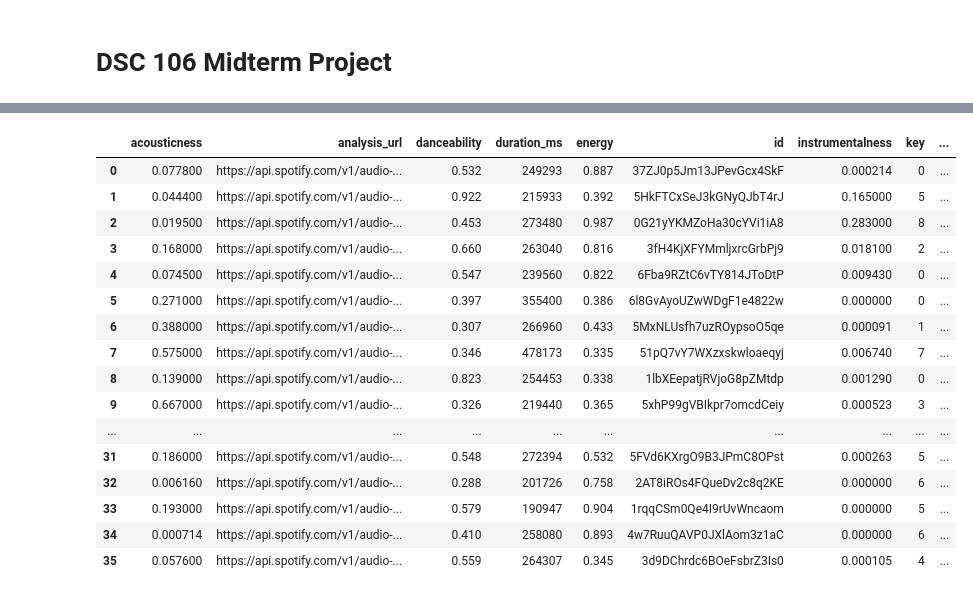
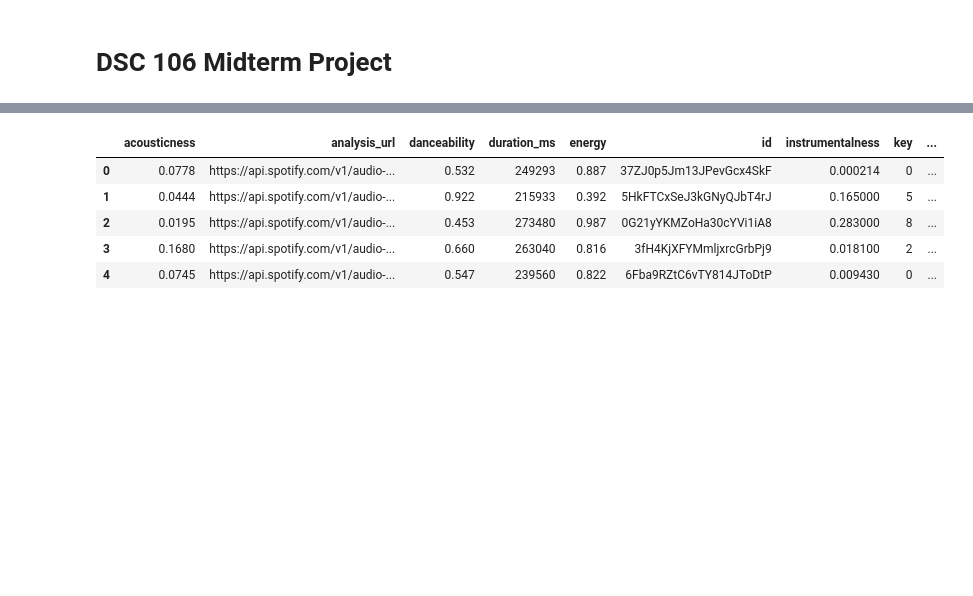
Before and after one commit to ucsd-dsc-arts/dsc160-midterm-group17, a Jupyter notebook: code/DSC 106 Midterm.ipynb, the cells around one changed output, grey strips where cells are left out. Saved outputs shown, nothing was run; the diff lists cells and outputs as text; code cells hidden in the pictures; blank space fills up the shorter version.

```diff
--- a/code/DSC 106 Midterm.ipynb
+++ b/code/DSC 106 Midterm.ipynb
@@ -9,11 +12,21 @@ import urllib.request
+# %%
+from spotipy.oauth2 import SpotifyClientCredentials
+
+cid = '327b0432454145edac87d743da39068e'
+secret = 'b7e14bf491b4434ab70f1868fc1fba75'
+
+client_credentials_manager = SpotifyClientCredentials(client_id=cid, client_secret=secret)
+sp = spotipy.Spotify(client_credentials_manager
+=
+client_credentials_manager)
 # %%
 #Spotify API authentication token. The first parameter is the Spotify user id.
-token = util.prompt_for_user_token('b5jfei3kyhlyuiadni4zvzl84',
-                                   client_id = 'bee2dc948f6b4124830cd17f29fcf864',
-                                   client_secret = '9ff98c1bb35345fcb051369450c295f6',
-                                   redirect_uri = 'http://localhost:8000/callback')
+#token = util.prompt_for_user_token('biggurlandyouknowit',
+#                                   client_id = '327b0432454145edac87d743da39068e',
+#                                   client_secret = 'b7e14bf491b4434ab70f1868fc1fba75',
+#                                   redirect_uri = 'http://localhost:8888/callback')
 #access the Spotify API
-sp = spotipy.Spotify(auth=token)
+#sp = spotipy.Spotify(auth=token)
 # %%
 #access the playlist we made that contains our training tracks
 training_playlist = sp.user_playlist('biggurlandyouknowit', 'spotify:playlist:1ZouLC1keHDTVeXRQDx6dq')
@@ -46,29 +59,18 @@ training_tracks_df
 # %%
 #audio features for the training tracks
 training_audio_features_df = pd.DataFrame()
 for index, row in training_tracks_df.iterrows():
     audio_feature = pd.DataFrame(sp.audio_features('spotify:track:' + row['id']))
     training_audio_features_df = training_audio_features_df.append(audio_feature)
 training_audio_features_df = training_audio_features_df.reset_index(drop = True)
-training_audio_features_df
+training_audio_features_df.head()
 # %% [output]
 |  | acousticness | analysis_url | danceability | duration_ms | energy | id | instrumentalness | key | ... |
-| 0 | 0.077800 | https://api.spotify.com/v1/audio-... | 0.532 | 249293 | 0.887 | 37ZJ0p5Jm13JPevGcx4SkF | 0.000214 | 0 | ... |
-| 1 | 0.044400 | https://api.spotify.com/v1/audio-... | 0.922 | 215933 | 0.392 | 5HkFTCxSeJ3kGNyQJbT4rJ | 0.165000 | 5 | ... |
-| 2 | 0.019500 | https://api.spotify.com/v1/audio-... | 0.453 | 273480 | 0.987 | 0G21yYKMZoHa30cYVi1iA8 | 0.283000 | 8 | ... |
-| 3 | 0.168000 | https://api.spotify.com/v1/audio-... | 0.660 | 263040 | 0.816 | 3fH4KjXFYMmljxrcGrbPj9 | 0.018100 | 2 | ... |
-| 4 | 0.074500 | https://api.spotify.com/v1/audio-... | 0.547 | 239560 | 0.822 | 6Fba9RZtC6vTY814JToDtP | 0.009430 | 0 | ... |
-| 5 | 0.271000 | https://api.spotify.com/v1/audio-... | 0.397 | 355400 | 0.386 | 6l8GvAyoUZwWDgF1e4822w | 0.000000 | 0 | ... |
-| 6 | 0.388000 | https://api.spotify.com/v1/audio-... | 0.307 | 266960 | 0.433 | 5MxNLUsfh7uzROypsoO5qe | 0.000091 | 1 | ... |
-| 7 | 0.575000 | https://api.spotify.com/v1/audio-... | 0.346 | 478173 | 0.335 | 51pQ7vY7WXzxskwloaeqyj | 0.006740 | 7 | ... |
-| 8 | 0.139000 | https://api.spotify.com/v1/audio-... | 0.823 | 254453 | 0.338 | 1lbXEepatjRVjoG8pZMtdp | 0.001290 | 0 | ... |
-| 9 | 0.667000 | https://api.spotify.com/v1/audio-... | 0.326 | 219440 | 0.365 | 5xhP99gVBIkpr7omcdCeiy | 0.000523 | 3 | ... |
-| ... | ... | ... | ... | ... | ... | ... | ... | ... | ... |
-| 31 | 0.186000 | https://api.spotify.com/v1/audio-... | 0.548 | 272394 | 0.532 | 5FVd6KXrgO9B3JPmC8OPst | 0.000263 | 5 | ... |
-| 32 | 0.006160 | https://api.spotify.com/v1/audio-... | 0.288 | 201726 | 0.758 | 2AT8iROs4FQueDv2c8q2KE | 0.000000 | 6 | ... |
-| 33 | 0.193000 | https://api.spotify.com/v1/audio-... | 0.579 | 190947 | 0.904 | 1rqqCSm0Qe4I9rUvWncaom | 0.000000 | 5 | ... |
-| 34 | 0.000714 | https://api.spotify.com/v1/audio-... | 0.410 | 258080 | 0.893 | 4w7RuuQAVP0JXlAom3z1aC | 0.000000 | 6 | ... |
-| 35 | 0.057600 | https://api.spotify.com/v1/audio-... | 0.559 | 264307 | 0.345 | 3d9DChrdc6BOeFsbrZ3Is0 | 0.000105 | 4 | ... |
+| 0 | 0.0778 | https://api.spotify.com/v1/audio-... | 0.532 | 249293 | 0.887 | 37ZJ0p5Jm13JPevGcx4SkF | 0.000214 | 0 | ... |
+| 1 | 0.0444 | https://api.spotify.com/v1/audio-... | 0.922 | 215933 | 0.392 | 5HkFTCxSeJ3kGNyQJbT4rJ | 0.165000 | 5 | ... |
+| 2 | 0.0195 | https://api.spotify.com/v1/audio-... | 0.453 | 273480 | 0.987 | 0G21yYKMZoHa30cYVi1iA8 | 0.283000 | 8 | ... |
+| 3 | 0.1680 | https://api.spotify.com/v1/audio-... | 0.660 | 263040 | 0.816 | 3fH4KjXFYMmljxrcGrbPj9 | 0.018100 | 2 | ... |
+| 4 | 0.0745 | https://api.spotify.com/v1/audio-... | 0.547 | 239560 | 0.822 | 6Fba9RZtC6vTY814JToDtP | 0.009430 | 0 | ... |
 # %%
 #training tracks with BOTH basic track info and audio features combined
 training_df = training_tracks_df.merge(training_audio_features_df, on = 'id')
```
Also changed, not shown: parts of 26 cells of this notebook.
